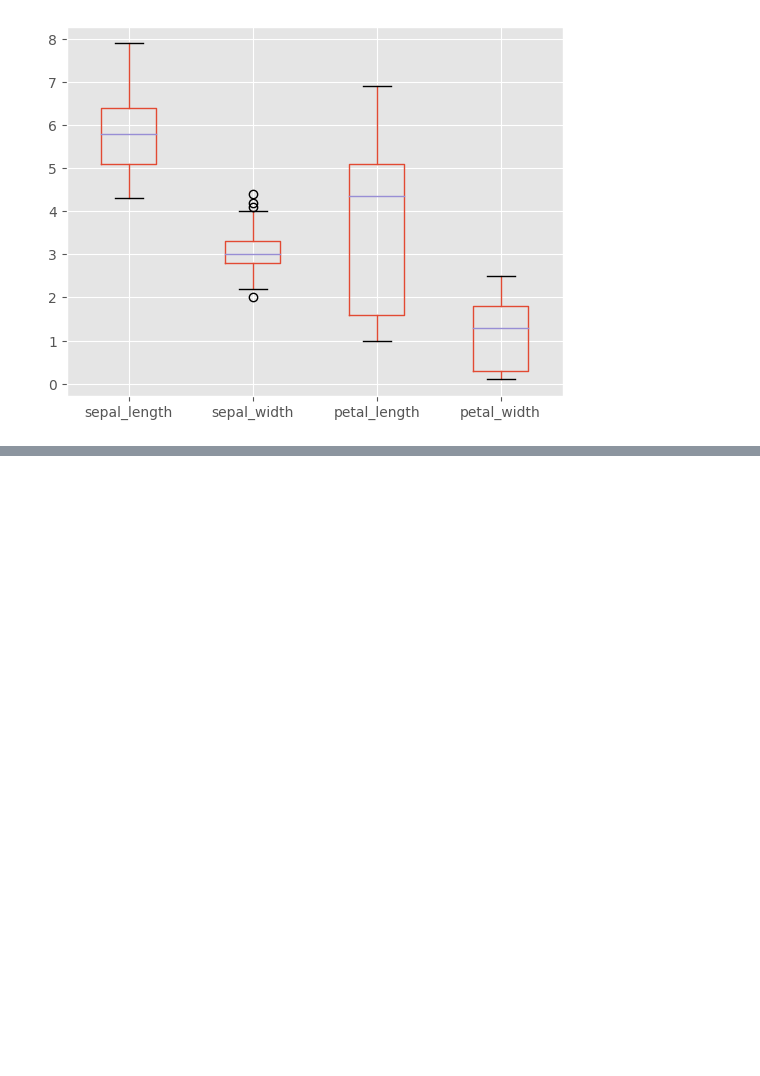
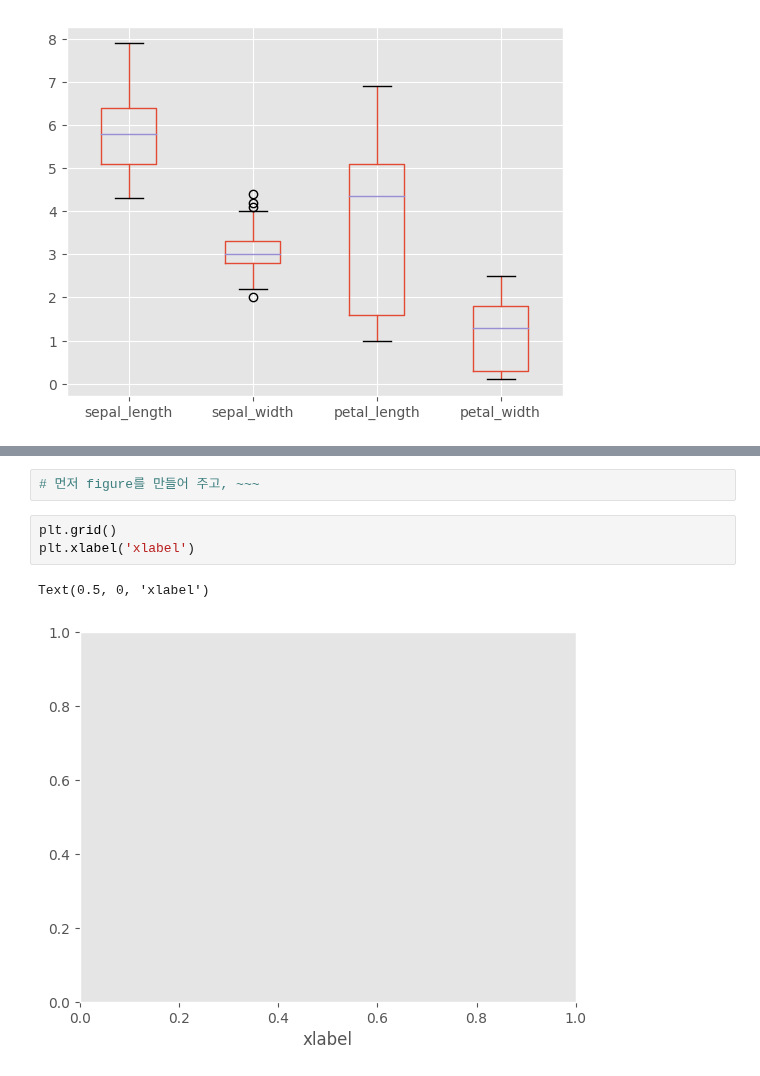
Before and after one commit to jwyeeh-dev/dataCampus_KU, a Jupyter notebook: pythonCourses/7_17_analytics.ipynb, the cells around one changed output, grey strips where cells are left out. Cells and saved outputs as stored; diff of their text form; blank space fills up the shorter version.

```diff
--- a/pythonCourses/7_17_analytics.ipynb
+++ b/pythonCourses/7_17_analytics.ipynb
@@ -172,0 +181,8 @@ iris.boxplot()
+# %%
+# 먼저 figure를 만들어 주고, ~~~
+# %%
+plt.grid()
+plt.xlabel('xlabel')
+# %% [output]
+Text(0.5, 0, 'xlabel')
+[figure, added]
```
Also changed, not shown: parts of 14 cells of this notebook, 1 other file.
